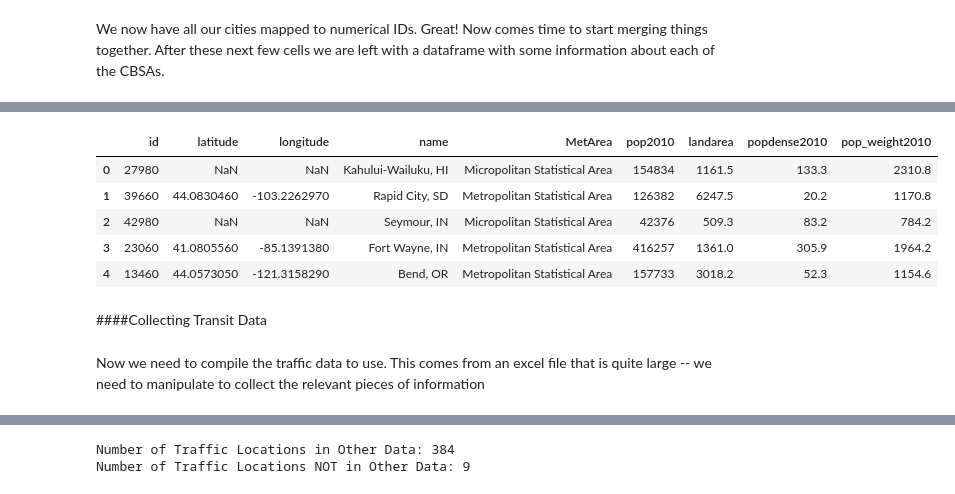
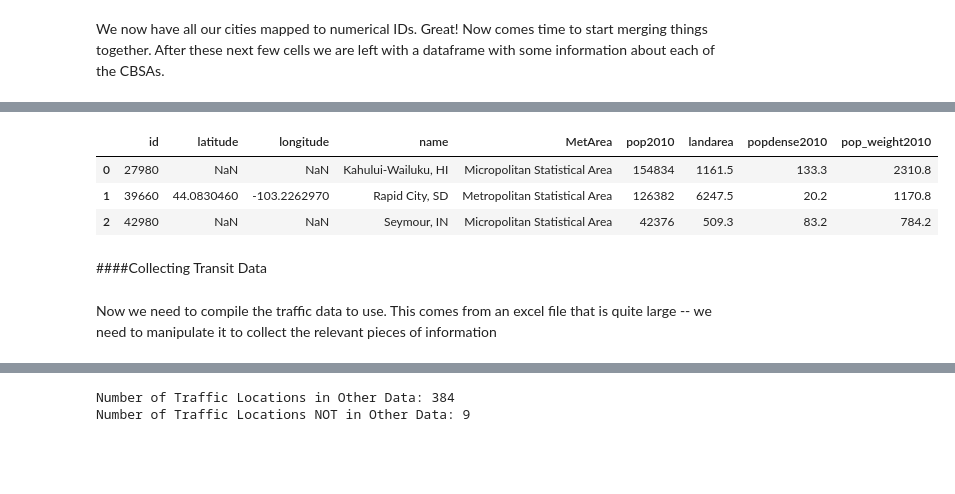
Before and after one commit to mchaffin17/AirPollutionFinalProject, a Jupyter notebook: DataCollection&Cleaning.ipynb, the cells around one changed output, grey strips where cells are left out. Cells and saved outputs as stored; diff of their text form; code cells hidden in the pictures; blank space fills up the shorter version.

```diff
--- a/DataCollection&Cleaning.ipynb
+++ b/DataCollection&Cleaning.ipynb
@@ -355,34 +331,32 @@ intermediate.drop(intermediate.columns[2],axis=1,inplace=True)
 # %%
 #Add population density
 DemoFrame = intermediate.merge(densityFile,on='id',how='left')
 DemoFrame.drop(DemoFrame.columns[[0,2]],axis=1,inplace=True)
 DemoFrame.columns=['id','latitude','longitude','name','MetArea','pop2010','landarea','popdense2010','pop_weight2010']
 #Fix values that have commas like 1,049 and 1,170.8 so we can use them as floats later
 a = [str(x) for x in list(DemoFrame['popdense2010'].values)]
 b = [float(x.replace(",","")) for x in a]
 DemoFrame['popdense2010']=b
 a = [str(x) for x in list(DemoFrame['pop_weight2010'].values)]
 b = [float(x.replace(",","")) for x in a]
 DemoFrame['pop_weight2010']=b
 a = [str(x) for x in list(DemoFrame['landarea'].values)]
 b = [float(x.replace(",","")) for x in a]
 DemoFrame['landarea']=b
 a = [str(x) for x in list(DemoFrame['pop2010'].values)]
 b = [float(x.replace(",","")) for x in a]
 DemoFrame['pop2010']=b
-#View the frame
-DemoFrame.head()
+#View the top of the dataframe
+DemoFrame.head(3)
 # %% [output]
 |  | id | latitude | longitude | name | MetArea | pop2010 | landarea | popdense2010 | pop_weight2010 |
 | 0 | 27980 | NaN | NaN | Kahului-Wailuku, HI | Micropolitan Statistical Area | 154834 | 1161.5 | 133.3 | 2310.8 |
 | 1 | 39660 | 44.0830460 | -103.2262970 | Rapid City, SD | Metropolitan Statistical Area | 126382 | 6247.5 | 20.2 | 1170.8 |
 | 2 | 42980 | NaN | NaN | Seymour, IN | Micropolitan Statistical Area | 42376 | 509.3 | 83.2 | 784.2 |
-| 3 | 23060 | 41.0805560 | -85.1391380 | Fort Wayne, IN | Metropolitan Statistical Area | 416257 | 1361.0 | 305.9 | 1964.2 |
-| 4 | 13460 | 44.0573050 | -121.3158290 | Bend, OR | Metropolitan Statistical Area | 157733 | 3018.2 | 52.3 | 1154.6 |
 # %% [markdown]
 ####Collecting Transit Data
 # %% [markdown]
-Now we need to compile the traffic data to use. This comes from an excel file that is quite large -- we need to manipulate to collect the relevant pieces of information
+Now we need to compile the traffic data to use. This comes from an excel file that is quite large -- we need to manipulate it to collect the relevant pieces of information
 # %%
 #Load traffic excel file
 trafDat = pd.read_excel('tempdata/census_commute_2009_2013.xlsx')
```
Also changed, not shown: parts of 39 cells of this notebook, 3 other files.
